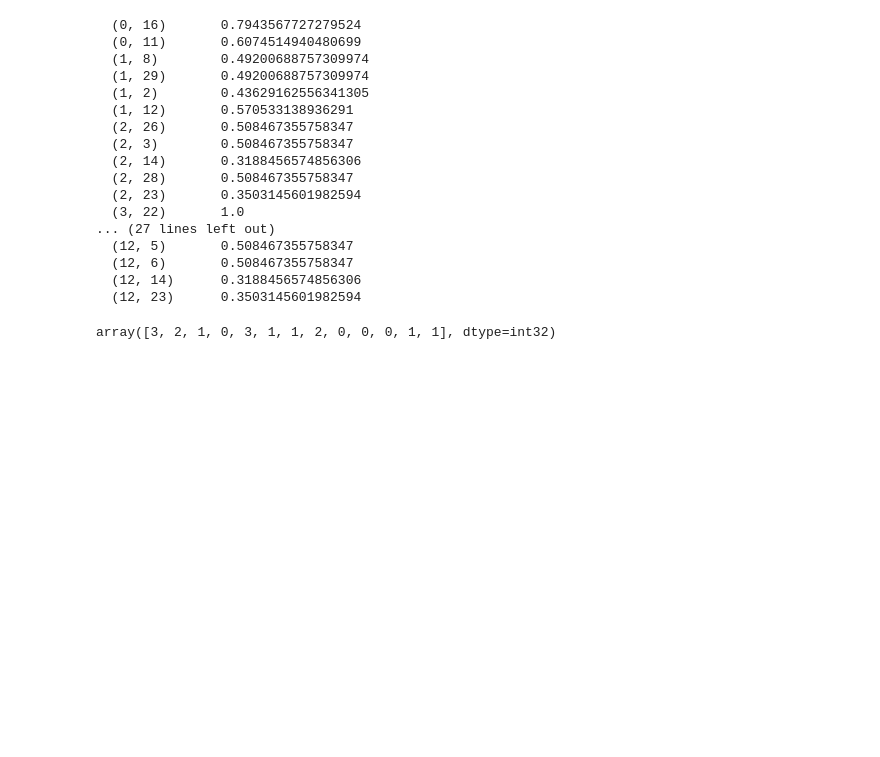
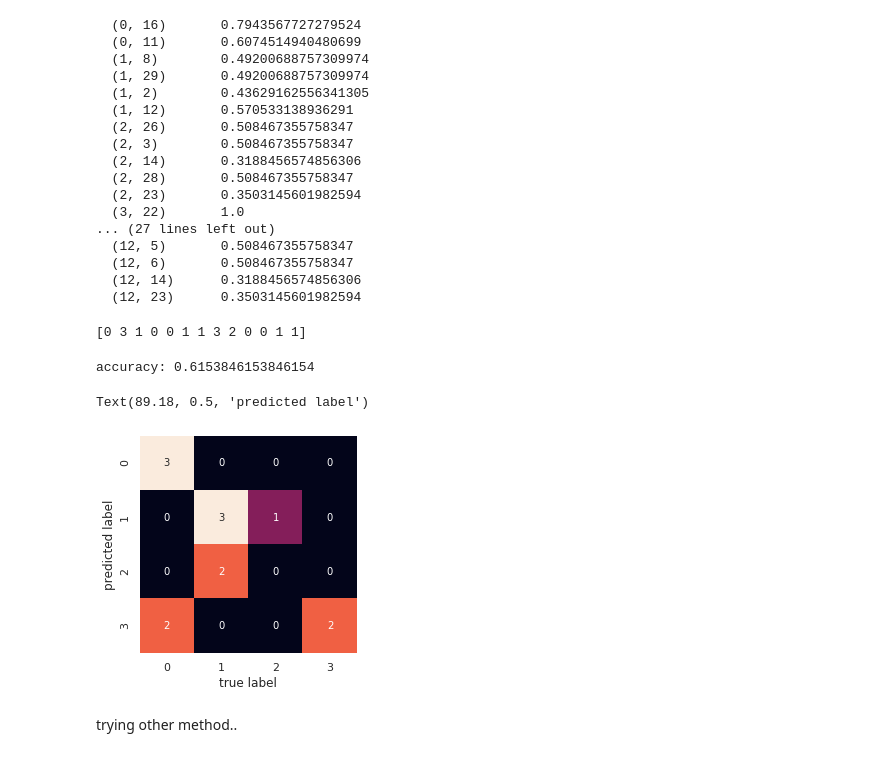
Before and after one commit to mohanaditya910/DataScience, a Jupyter notebook: part2/part2.ipynb, the cells around one changed output. Cells and saved outputs as stored; diff of their text form; code cells hidden in the pictures; blank space fills up the shorter version.

```diff
--- a/part2/part2.ipynb
+++ b/part2/part2.ipynb
@@ -144,7 +144,8 @@ print (tfidf)
 kmeans = KMeans(n_clusters=4).fit(tfidf)
 # %%
 lines_for_predicting = corpus# ["motorola","good evening"]
-#lines_for_predicting = ["tf and idf is awesome!", "some androids is there"]
-kmeans.predict(tfidf_vectorizer.transform(lines_for_predicting))
+
+predicted=kmeans.predict(tfidf_vectorizer.transform(lines_for_predicting))
+print (predicted)
 # %% [output]
-array([3, 2, 1, 0, 3, 1, 1, 2, 0, 0, 0, 1, 1], dtype=int32)
+[0 3 1 0 0 1 1 3 2 0 0 1 1]
@@ -153,3 +152,34 @@ array([3, 2, 1, 0, 3, 1, 1, 2, 0, 0, 0, 1, 1], dtype=int32)
+# %%
+# i percieved 4 classes and truth labels..
+#these labels are for this run only..if we run it will change..
+import numpy as np
+import sklearn
+truth_labels = np.array([3,3,1,0,3,2,1,3,1,0,0,2,1]).astype(np.int32)
+
+acc = sklearn.metrics.accuracy_score(truth_labels,predicted)
+print("accuracy: {}".format(acc))
+# %% [output]
+accuracy: 0.6153846153846154
+# %%
+import seaborn as sns; sns.set()
+import matplotlib.pyplot as plt
+%matplotlib inline
+from sklearn.metrics import confusion_matrix
+mat = confusion_matrix(predicted, truth_labels)
+sns.heatmap(mat.T, square=True, annot=True, fmt='d', cbar=False,
+            #xticklabels=,
+            #yticklabels=
+            )
+plt.xlabel('true label')
+plt.ylabel('predicted label')
+
+
+#plesantaries,climate,mobiles,games,
+# %% [output]
+Text(89.18, 0.5, 'predicted label')
+[figure, added]
+# %% [markdown]
+trying other method..
 # %%
 import os.path
 from gensim import corpora
```
Also changed, not shown: parts of 4 cells of this notebook.
